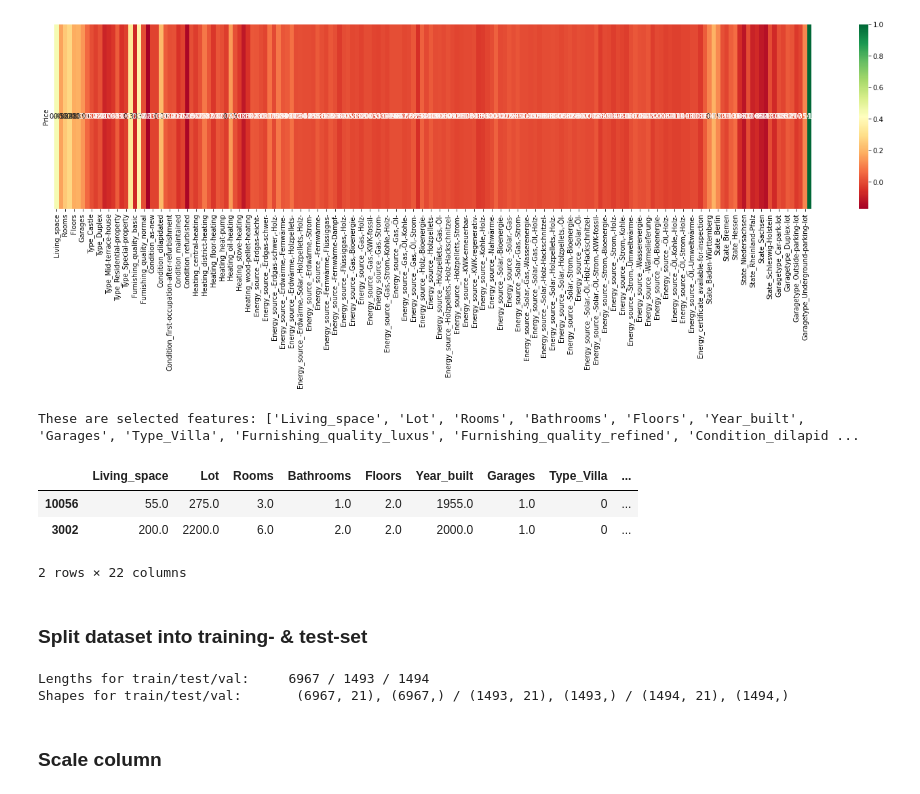
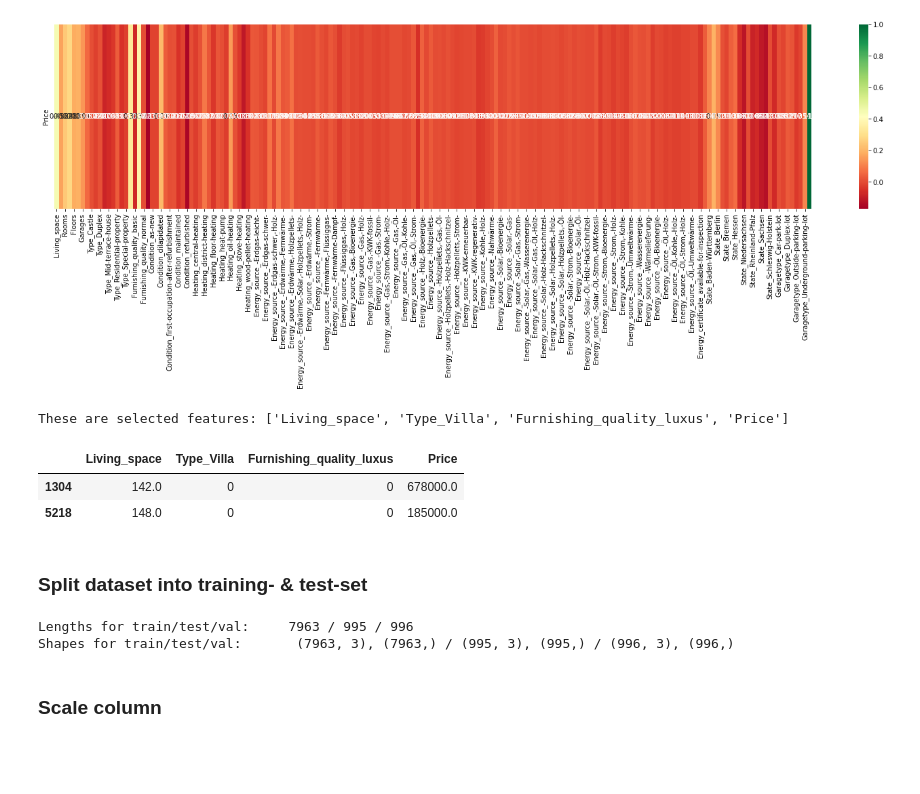
Before and after one commit to heuer-ja/CENG542-Knowledge-Discovery, a Jupyter notebook: germany_house_prices.ipynb, the cells around one changed output. Cells and saved outputs as stored; diff of their text form; code cells hidden in the pictures; blank space fills up the shorter version.

```diff
--- a/germany_house_prices.ipynb
+++ b/germany_house_prices.ipynb
@@ -288,23 +288,22 @@ g=sns.heatmap(df_source.corr().loc[[col_y],:],annot=True,cmap="RdYlGn")
 [figure]
 # %%
 '''Select best (high correlation) features from data set'''
-treshhold_correlation = 0.1
+treshhold_correlation = 0.3
 cor = df_source.corr()
 cor_target = abs(cor[col_y])
 
 # get most significant features which correlate with output-variable y
 relevant_features = cor_target[cor_target > treshhold_correlation]
 selected_features = list(relevant_features.index)
 print(f"These are selected features: {selected_features}")
 
 df = df_source.drop(columns=df_source.columns.difference(selected_features))
 df.sample(2)
 # %% [output]
-These are selected features: ['Living_space', 'Lot', 'Rooms', 'Bathrooms', 'Floors', 'Year_built', 'Garages', 'Type_Villa', 'Furnishing_quality_luxus', 'Furnishing_quality_refined', 'Condition_dilapid ...
+These are selected features: ['Living_space', 'Type_Villa', 'Furnishing_quality_luxus', 'Price']
-|  | Living_space | Lot | Rooms | Bathrooms | Floors | Year_built | Garages | Type_Villa | ... |
-| 10056 | 55.0 | 275.0 | 3.0 | 1.0 | 2.0 | 1955.0 | 1.0 | 0 | ... |
-| 3002 | 200.0 | 2200.0 | 6.0 | 2.0 | 2.0 | 2000.0 | 1.0 | 0 | ... |
+|  | Living_space | Type_Villa | Furnishing_quality_luxus | Price |
+| 1304 | 142.0 | 0 | 0 | 678000.0 |
+| 5218 | 148.0 | 0 | 0 | 185000.0 |
-2 rows × 22 columns
 # %% [markdown]
 ### Split dataset into training- & test-set
 # %%
@@ -312,9 +311,9 @@ import math
 
 # randomly mix dataset
 size_of_data = len(df)
-df.sample(size_of_data, random_state=33)
+df.sample(size_of_data, random_state=12)
 
-set_sizes = [math.floor(size_of_data*0.7), math.floor(size_of_data*0.85), size_of_data*1]
+set_sizes = [math.floor(size_of_data*0.8), math.floor(size_of_data*0.9), size_of_data*1]
 
 
 # split into test, train and validation set
@@ -330,8 +329,8 @@ X_test,     y_test  = df_test.to_numpy()[:, :-1],   df_test.to_numpy()[:, -1]
 X_val,      y_val   = df_val.to_numpy()[:, :-1],    df_val.to_numpy()[:, -1]
 print(f"Shapes for train/test/val:\t {X_train.shape}, {y_train.shape} / {X_test.shape}, {y_test.shape} / {X_val.shape}, {y_val.shape}")
 # %% [output]
-Lengths for train/test/val:     6967 / 1493 / 1494
-Shapes for train/test/val:       (6967, 21), (6967,) / (1493, 21), (1493,) / (1494, 21), (1494,)
+Lengths for train/test/val:     7963 / 995 / 996
+Shapes for train/test/val:       (7963, 3), (7963,) / (995, 3), (995,) / (996, 3), (996,)
 # %% [markdown]
 ### Scale column
 # %%
```
Also changed, not shown: parts of 7 cells of this notebook.
